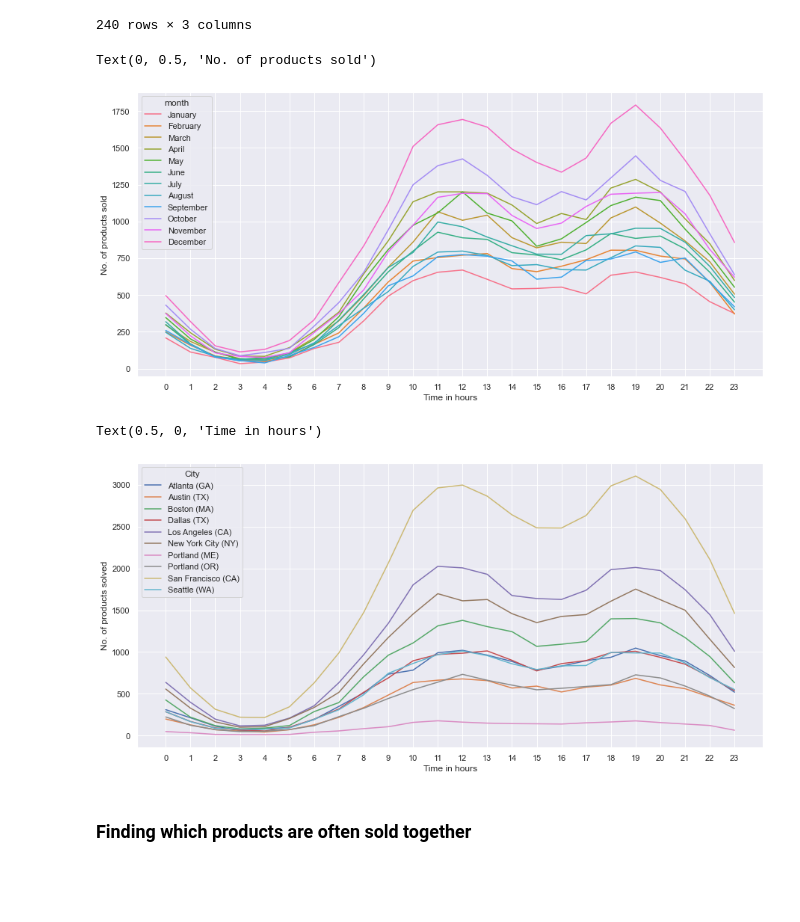
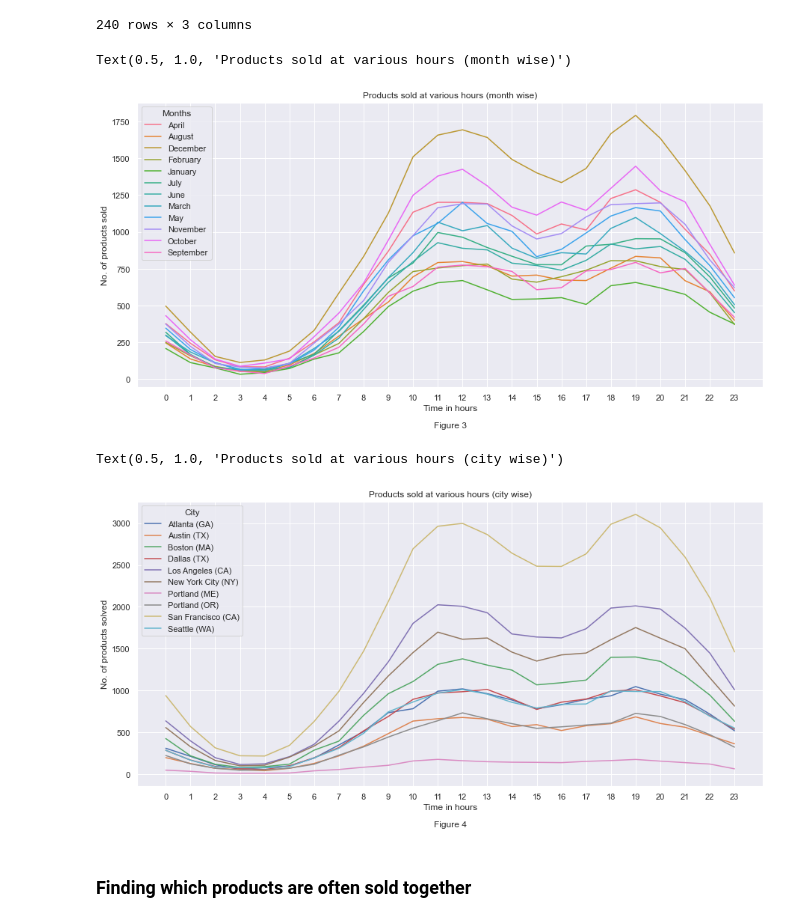
Before and after one commit to d-s-dc/Data-Analysis-on-Sales, a Jupyter notebook: Project.ipynb, the cells around one changed output. Drawn from its saved outputs; the diff is of its cells as text; code cells hidden in the pictures; blank space fills up the shorter version.

```diff
--- a/Project.ipynb
+++ b/Project.ipynb
@@ -16,13 +16,14 @@ filenames = glob(folderpath + '/*')
 keys = []
 dfs = []
 for x in filenames:
-    temp = pd.read_csv(x, parse_date = ["datetime"])
+    temp = pd.read_csv(x)
     temp[['Price Each', 'Quantity Ordered']] = temp[['Price Each', 'Quantity Ordered']].apply(pd.to_numeric, errors = 'coerce')
     temp = temp.dropna().reset_index(drop = True)
     dfs.append(temp)
     result = re.search("_([a-zA-Z]*)_", x)
     keys.append(result.group(1))
 concatenated = pd.concat(dfs, keys = keys)
+concatenated['Order Date'] = pd.to_datetime(concatenated['Order Date'])
 mdisplay(concatenated)
 # %% [output]
 |  |  | Order ID | Product | Quantity Ordered | Price Each | Order Date | Purchase Address |
@@ -183,6 +185,13 @@ Name: Total Price, dtype: float64
 # %% [markdown]
 ### Which times are best to display advertisment
 # %%
+data2 = data.copy()
+data2 = data2.reindex(index = months, level = 0)
+data2 = data2.reset_index(level = 0).rename(columns = {'level_0':'Months'})
+data2['hour'] = data2['Order Date'].dt.hour
+data2 = data2.groupby(by = ['Months', 'hour']).count()['Product'].reset_index()
+data2
+
 data3 = data.copy()
 data3 = data3.reindex(index = months, level = 0)
 data3 = data3.reset_index(level = 0).rename(columns = {'level_0' : 'Month'})
@@ -204,30 +213,32 @@ data3
 | 239 | Seattle (WA) | 23 | 551 |
 240 rows × 3 columns
 # %%
-sns.lineplot(data = data2, x = 'hour', y = 'Product', hue = 'month', ci = 0)
+sns.lineplot(data = data2, x = 'hour', y = 'Product', hue = 'Months', ci = 0)
 plt.xticks(data2['hour'].unique())
 # plt.legend(loc = (0.98,0.4))
 # sns.reset_orig()
 sns.set(rc = {'figure.figsize':(15,7)})
 plt.grid(visible = True)
-plt.xlabel('Time in hours')
+plt.xlabel('Time in hours\n\nFigure 3')
 plt.ylabel('No. of products sold')
+plt.title('Products sold at various hours (month wise)')
 
 # On average for all months 12pm and 7pm to be best
 # %% [output]
-Text(0, 0.5, 'No. of products sold')
+Text(0.5, 1.0, 'Products sold at various hours (month wise)')
-[figure, old version]
+[figure, new version]
 # %%
 sns.lineplot(data = data3, x = 'hour', y = 'Product', hue = 'City')
 plt.xticks(data3['hour'].unique())
 plt.grid(visible = True)
 plt.ylabel('No. of products solved')
-plt.xlabel('Time in hours')
+plt.xlabel('Time in hours\n\nFigure 4')
+plt.title('Products sold at various hours (city wise)')
 
 # Similar to month wise plot peak times are 11am - 12pm and 7pm
 # %% [output]
-Text(0.5, 0, 'Time in hours')
+Text(0.5, 1.0, 'Products sold at various hours (city wise)')
-[figure, old version]
+[figure, new version]
 # %% [markdown]
 ### Finding which products are often sold together
 # %%
```
Also changed, not shown: parts of 4 cells of this notebook.
